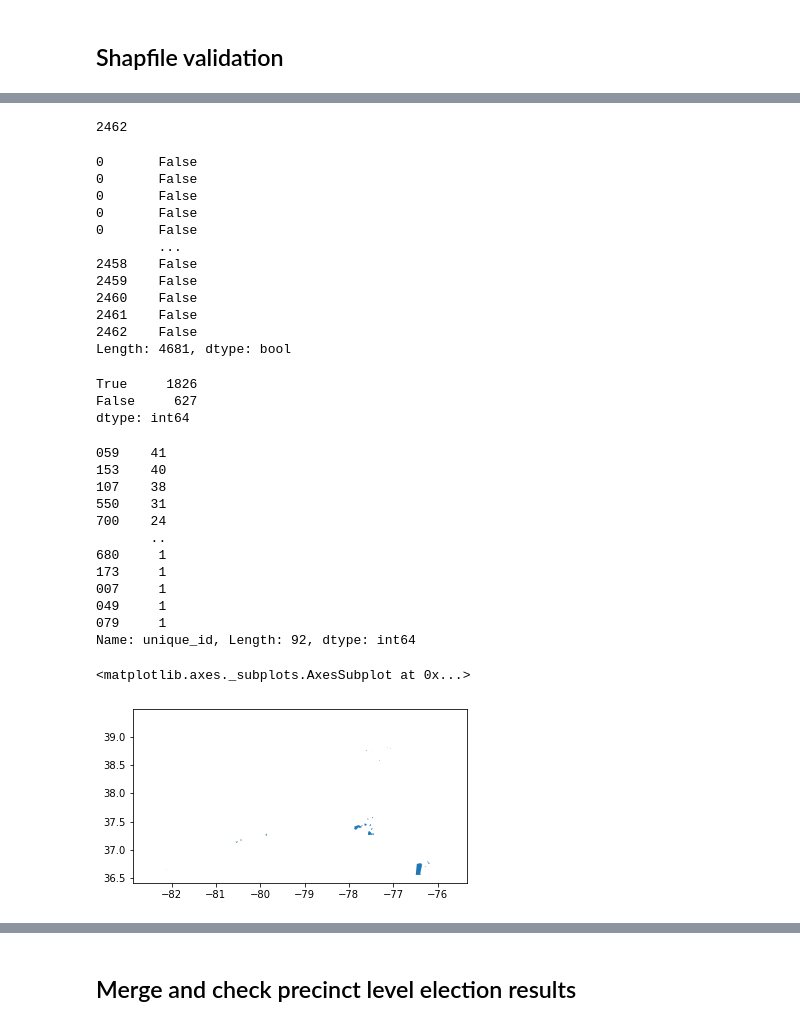
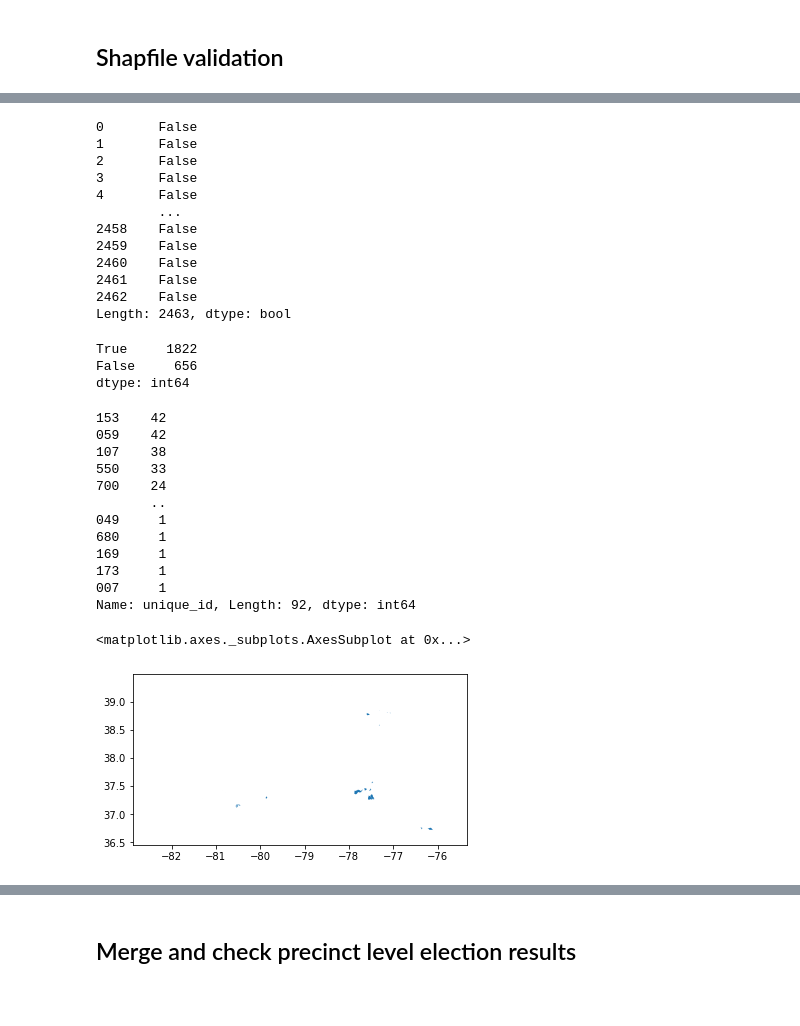
Before and after one commit to nonpartisan-redistricting-datahub/pdv-va, a Jupyter notebook: vest-va-2018/vest_va_2018_us_house.ipynb, the cells around one changed output, grey strips where cells are left out. Drawn from its saved outputs; the diff is of its cells as text; code cells hidden in the pictures; blank space fills up the shorter version.

Commit message:
updated shapefile unique ids

```diff
--- a/vest-va-2018/vest_va_2018_us_house.ipynb
+++ b/vest-va-2018/vest_va_2018_us_house.ipynb
@@ -701,0 +918,5 @@ final.plot()
+# %%
+#important
+shp.loc[shp['unique_id'].isin(df_double_list), 'unique_id_2'] = shp.loc[shp['unique_id'].isin(df_double_list), 'unique_id_2'].map(df_dict_unique_id)
+shp.loc[shp['unique_id'].isin(df_double_list)]
+#shp['unique_id_2'] has df double list idems changed here and has merged items names changed... names changed then dissolved
@@ -702,7 +1066,7 @@ final.plot()
 # %% [markdown]
 ## Join election results and shapefile
 # %%
-join = gpd.GeoDataFrame(pd.merge(df_with_absentee_reallocated, shp, on = 'unique_id', how = 'inner'), crs = proj)
+join = gpd.GeoDataFrame(pd.merge(df_with_absentee_reallocated, shp, on = 'unique_id_2', how = 'inner'), crs = proj)
 join.plot()
 # %% [output]
 <matplotlib.axes._subplots.AxesSubplot at 0x...>
@@ -777,54 +1150,50 @@ shp['unique_id'] = shp.COUNTYFP + shp.VTDST.str.slice(start = 3)
-# %%
-len(shp.COUNTYFP + shp.VTDST.str.slice(start = 3))
-# %% [output]
-2462
 # %%
-shp_final_merge = pd.merge(shp, final, on = 'unique_id', how = 'inner', suffixes = ['_x', '_y'])
+shp_final_merge = pd.merge(join, final, on = 'unique_id_2', how = 'outer', suffixes = ['_x', '_y'])
 # %%
-shp['geometry'].geom_almost_equals(final['geometry'], decimal = 0)
+join['geometry'].geom_almost_equals(final['geometry'], decimal = 0)
 # %% [output]
 0       False
-0       False
-0       False
-0       False
-0       False
+1       False
+2       False
+3       False
+4       False
         ...
 2458    False
 2459    False
 2460    False
 2461    False
 2462    False
-Length: 4681, dtype: bool
+Length: 2463, dtype: bool
 # %%
-shp_shapes = gpd.GeoDataFrame(shp_final_merge, geometry = 'geometry_x')
+join_shapes = gpd.GeoDataFrame(shp_final_merge, geometry = 'geometry_x')
 final_shapes = gpd.GeoDataFrame(shp_final_merge, geometry = 'geometry_y')
-vals = shp_shapes.geom_almost_equals(final_shapes, decimal = 0)
+vals = join_shapes.geom_almost_equals(final_shapes, decimal = 0)
 print(vals.value_counts())
 # %% [output]
-True     1826
-False     627
+True     1822
+False     656
 dtype: int64
 # %%
 print(shp_final_merge[~vals]['unique_id'].str[0:3].value_counts())
 diff_precincts = gpd.GeoDataFrame(shp_final_merge[~vals], geometry = 'geometry_x', crs = proj)
 
-shp_difference = gpd.overlay(shp_shapes, final_shapes, how = 'symmetric_difference')
+shp_difference = gpd.overlay(join_shapes, final_shapes, how = 'symmetric_difference')
 shp_difference.plot()
 # %% [output]
-059    41
-153    40
+153    42
+059    42
 107    38
-550    31
+550    33
 700    24
        ..
+049     1
 680     1
+169     1
 173     1
 007     1
-049     1
-079     1
 Name: unique_id, Length: 92, dtype: int64
 <matplotlib.axes._subplots.AxesSubplot at 0x...>
-[figure, old version]
+[figure, new version]
 # %%
 #Show a random difference
 test = shp_final_merge[~vals].sample(axis = 0, n=1).index[0]
```
Also changed, not shown: parts of 169 cells of this notebook, 3 other files.
